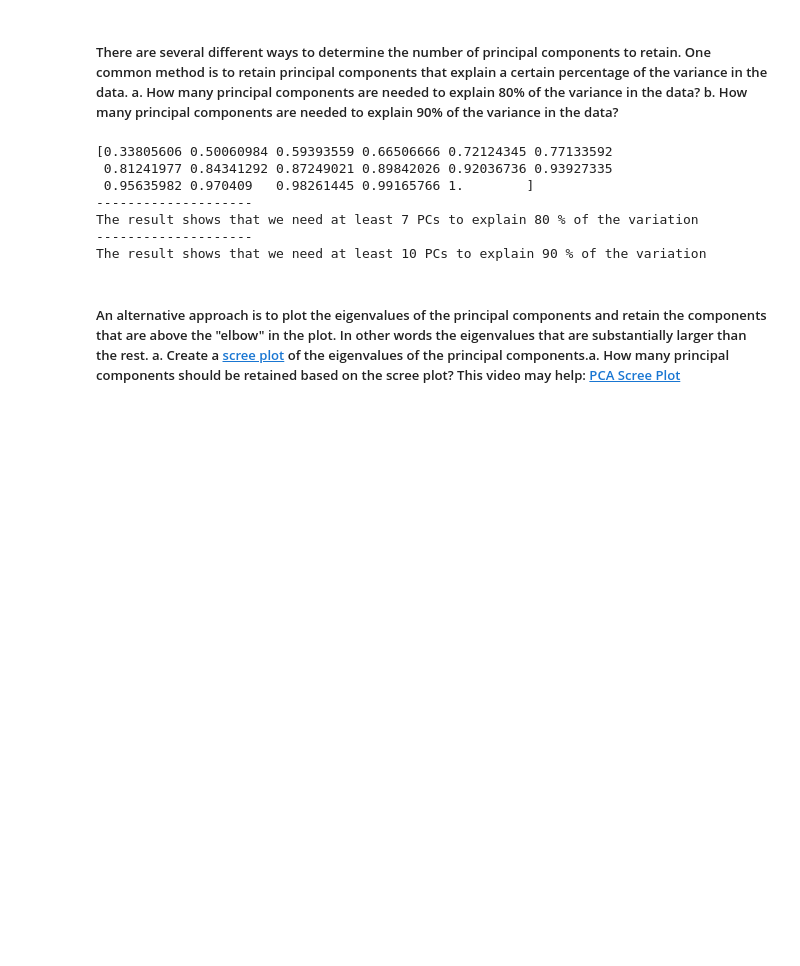
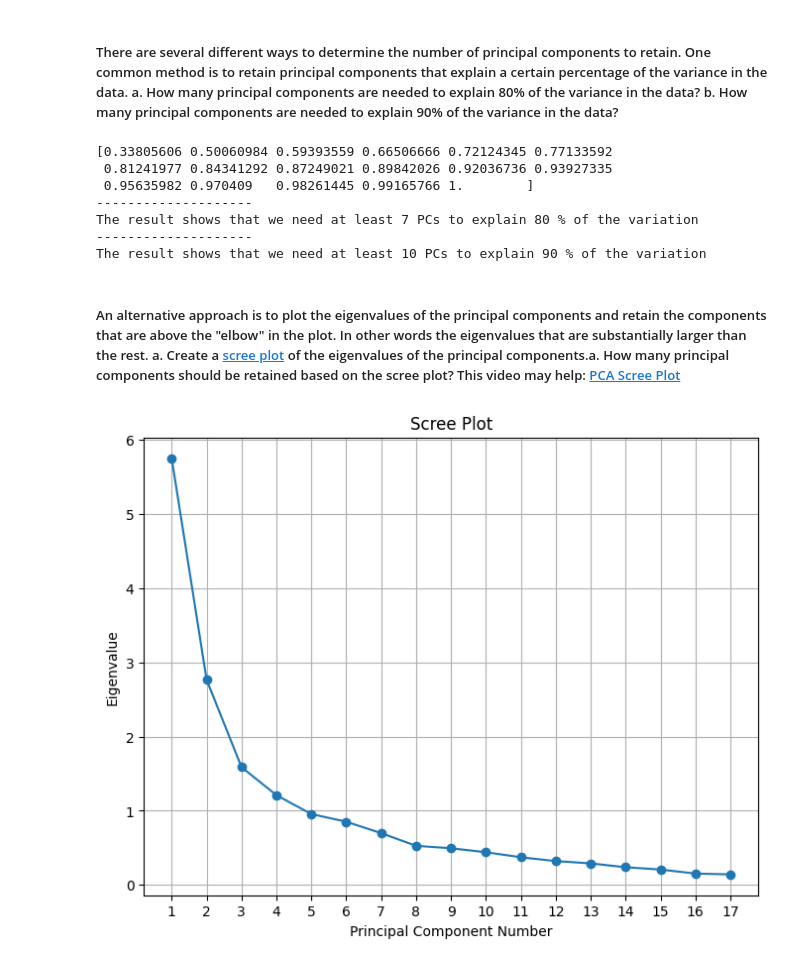
Before and after one commit to MichaelMa0904/Intro_ML_2024Fall, a Jupyter notebook: hw_progress/HW_03.ipynb, the cells around one changed output. Cells and saved outputs as stored; diff of their text form; code cells hidden in the pictures; blank space fills up the shorter version.

```diff
--- a/hw_progress/HW_03.ipynb
+++ b/hw_progress/HW_03.ipynb
@@ -113,3 +127,18 @@ The result shows that we need at least 7 PCs to explain 80 % of the variation
 The result shows that we need at least 10 PCs to explain 90 % of the variation
 # %% [markdown]
 ##### An alternative approach is to plot the eigenvalues of the principal components and retain the components that are above the "elbow" in the plot. In other words the eigenvalues that are substantially larger than the rest. a. Create a [scree plot](https://en.wikipedia.org/wiki/Scree_plot) of the eigenvalues of the principal components.a. How many principal components should be retained based on the scree plot? This video may help: [PCA Scree Plot](https://youtu.be/vFUvNICWVz4?si=6NbyRcLRGT8L1HzI)
+# %%
+# Call the eigenvalues
+eigenvalues = pca.explained_variance_
+
+# Scree plot
+plt.figure(figsize=(8,6))
+plt.plot(range(1, len(eigenvalues) + 1), eigenvalues, marker = 'o', linestyle='-')
+plt.title('Scree Plot')
+plt.xlabel('Principal Component Number')
+plt.ylabel('Eigenvalue')
+plt.grid(True)
+plt.xticks(np.arange(1, len(eigenvalues) + 1))
+plt.show()
+# %% [output]
+[figure, added]
```
Also changed, not shown: parts of 1 cell of this notebook.
